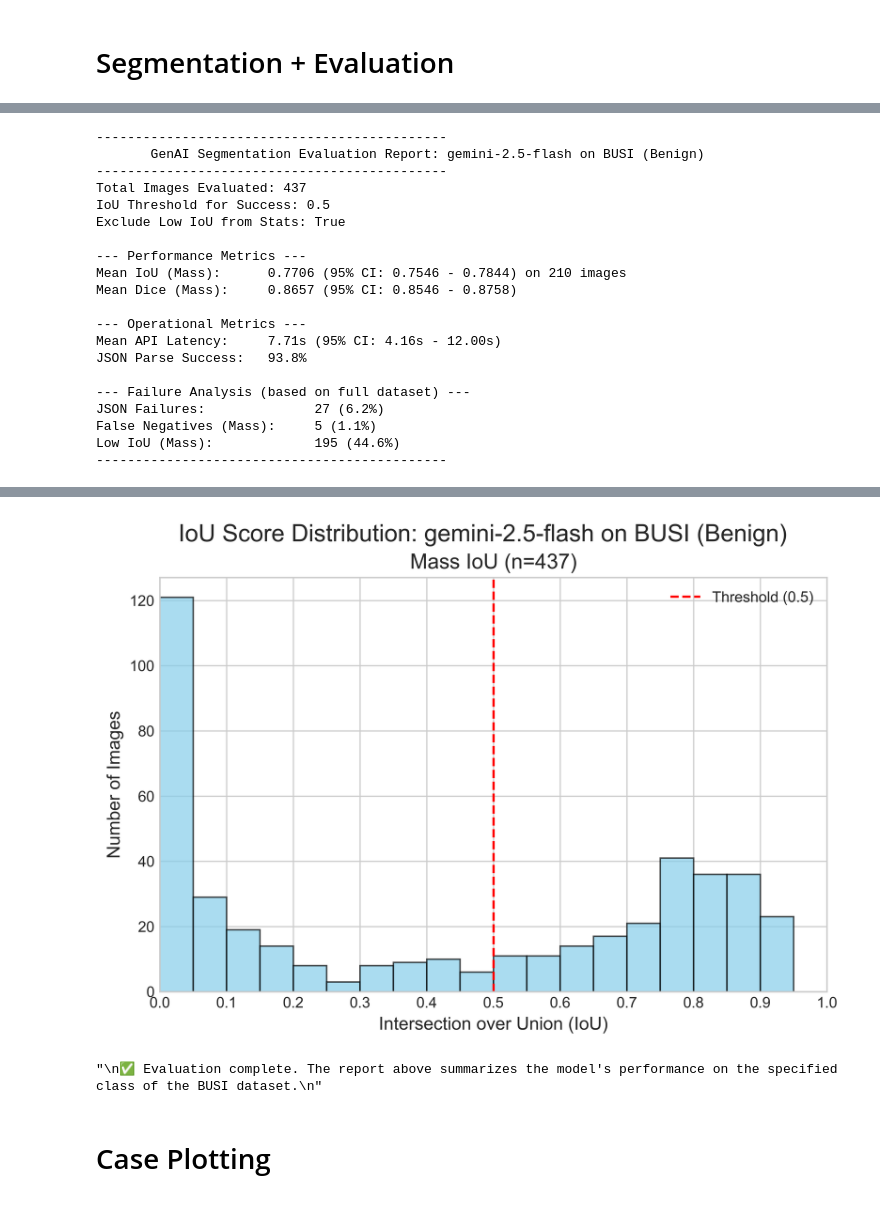
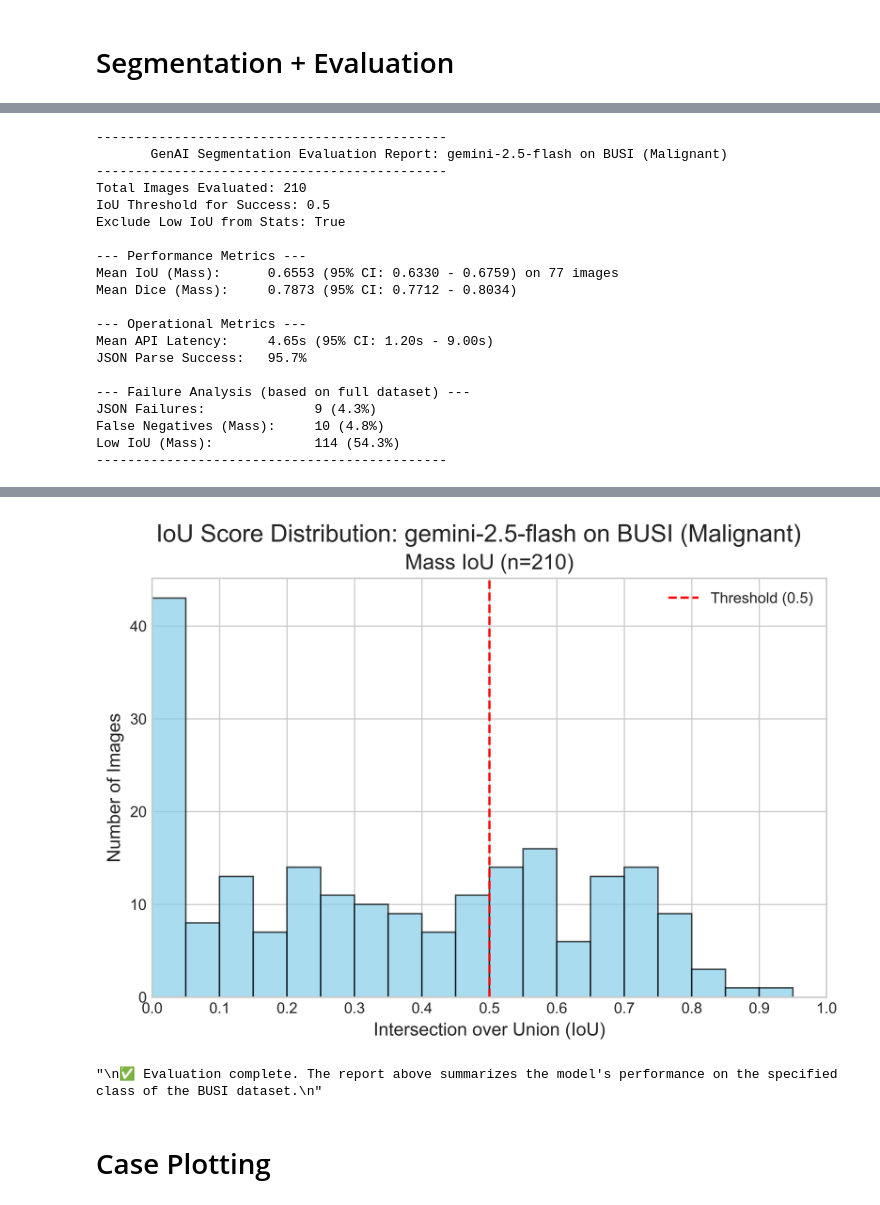
Before and after one commit to StealthX051/gemini-image-segmentation, a Jupyter notebook: 08_busi_genai_segmentation_evaluation.ipynb, the cells around one changed output, grey strips where cells are left out. Drawn from its saved outputs; the diff is of its cells as text; code cells hidden in the pictures.

Commit message:
BUSI runs complete

```diff
--- a/08_busi_genai_segmentation_evaluation.ipynb
+++ b/08_busi_genai_segmentation_evaluation.ipynb
@@ -79,7 +79,7 @@ logging.info("BUSI dataset found at %s", dataset_dir)
 # %%
 # ---------- CONFIGURATION: Set Target Class ----------
 # MODIFIED: Toggle this variable to switch between 'benign' and 'malignant' datasets for evaluation.
-TARGET_CLASS = "benign"  # Options: "benign", "malignant"
+TARGET_CLASS = "malignant"  # Options: "benign", "malignant"
 assert TARGET_CLASS in ["benign", "malignant"], "TARGET_CLASS must be 'benign' or 'malignant'."
 logging.info("Selected target class for evaluation: %s", TARGET_CLASS)
 
@@ -321,7 +321,7 @@ This is the main loop of the notebook. It will:
 # ---------- Main Evaluation Loop ----------
 
 # <<< --- PARAMETERS TO CONTROL THE EVALUATION --- >>>
-MODEL_NAME = "gemini-2.5-flash-lite"
+MODEL_NAME = "gemini-2.5-flash"
 THINKING_BUDGET = 0
 NUM_IMAGES_TO_TEST = 0 # Set to None or 0 to test all images
 SAVE_PREDICTIONS = True
@@ -600,20 +600,20 @@ else:
 ---------------------------------------------
-       GenAI Segmentation Evaluation Report: gemini-2.5-flash on BUSI (Benign)
+       GenAI Segmentation Evaluation Report: gemini-2.5-flash on BUSI (Malignant)
 ---------------------------------------------
-Total Images Evaluated: 437
+Total Images Evaluated: 210
 IoU Threshold for Success: 0.5
 Exclude Low IoU from Stats: True
 
 --- Performance Metrics ---
-Mean IoU (Mass):      0.7706 (95% CI: 0.7546 - 0.7844) on 210 images
-Mean Dice (Mass):     0.8657 (95% CI: 0.8546 - 0.8758)
+Mean IoU (Mass):      0.6553 (95% CI: 0.6330 - 0.6759) on 77 images
+Mean Dice (Mass):     0.7873 (95% CI: 0.7712 - 0.8034)
 
 --- Operational Metrics ---
-Mean API Latency:     7.71s (95% CI: 4.16s - 12.00s)
-JSON Parse Success:   93.8%
+Mean API Latency:     4.65s (95% CI: 1.20s - 9.00s)
+JSON Parse Success:   95.7%
 
 --- Failure Analysis (based on full dataset) ---
-JSON Failures:              27 (6.2%)
-False Negatives (Mass):     5 (1.1%)
-Low IoU (Mass):             195 (44.6%)
+JSON Failures:              9 (4.3%)
+False Negatives (Mass):     10 (4.8%)
+Low IoU (Mass):             114 (54.3%)
 ---------------------------------------------
@@ -621,4 +621,4 @@ Low IoU (Mass):             195 (44.6%)
-[figure, old version]
+[figure, new version]
 "\n✅ Evaluation complete. The report above summarizes the model's performance on the specified class of the BUSI dataset.\n"
 # %% [markdown]
 # Case Plotting
```
Also changed, not shown: parts of 2 cells of this notebook, 2 other files.
